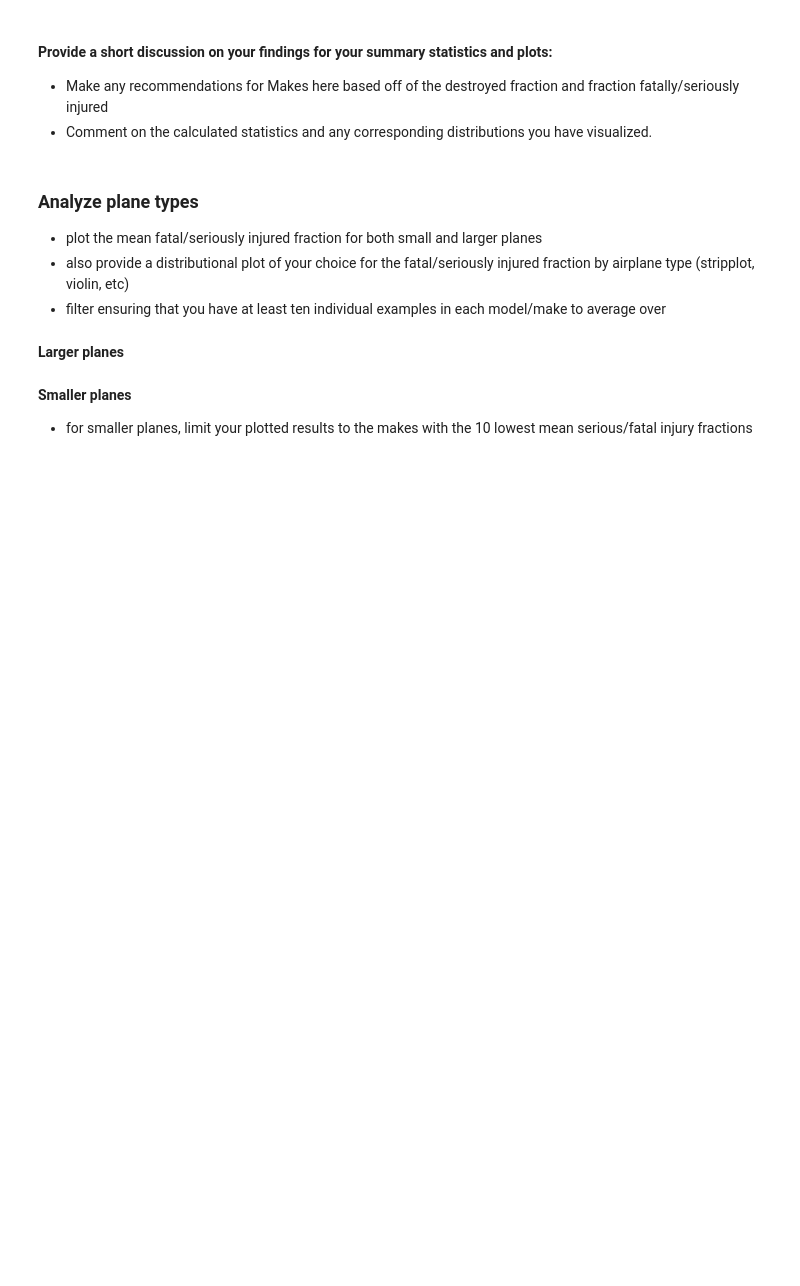
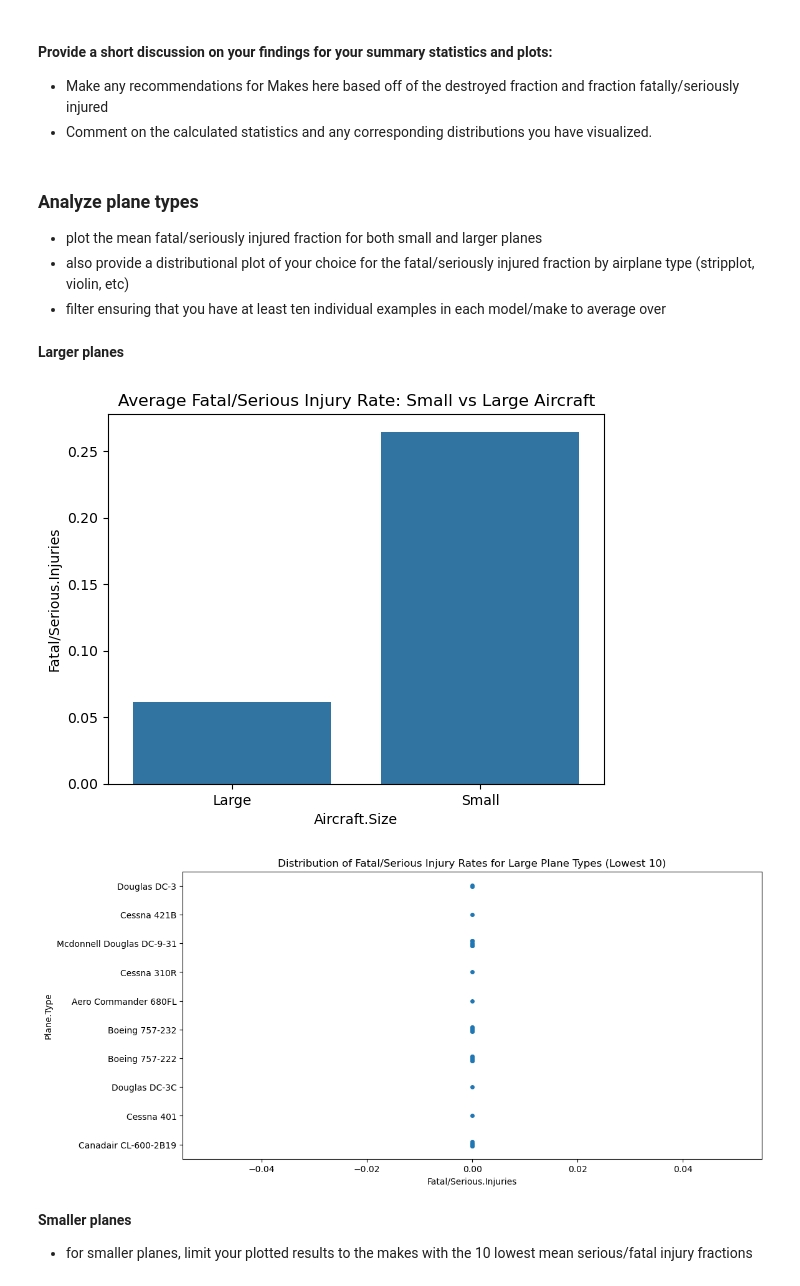
Before and after one commit to flaniyanjr/dsc-course0-m8-lab, a Jupyter notebook: Aviation_Accidents_Data_Analysis.ipynb, the cells around one changed output. Cells and saved outputs as stored; diff of their text form; code cells hidden in the pictures; blank space fills up the shorter version.

```diff
--- a/Aviation_Accidents_Data_Analysis.ipynb
+++ b/Aviation_Accidents_Data_Analysis.ipynb
@@ -105,6 +163,30 @@ Sort your results and keep the lowest 15.
 - filter ensuring that you have at least ten individual examples in each model/make to average over
 # %% [markdown]
 **Larger planes**
+# %%
+size_means = df.groupby(['Aircraft.Size'])['Fatal/Serious.Injuries'].mean().reset_index()
+
+sns.barplot(data=size_means, x='Aircraft.Size', y='Fatal/Serious.Injuries')
+plt.title('Average Fatal/Serious Injury Rate: Small vs Large Aircraft')
+plt.show()
+
+plane_counts = df['Plane.Type'].value_counts()
+valid_plane_list = plane_counts[plane_counts >= 10].index
+valid_planes_filtered = df[df['Plane.Type'].isin(valid_plane_list)]
+plane_risk = valid_planes_filtered.groupby(['Aircraft.Size', 'Plane.Type'])['Fatal/Serious.Injuries'].mean().reset_index()
+
+large_planes_risk = plane_risk[plane_risk['Aircraft.Size'] == 'Large'].sort_values('Fatal/Serious.Injuries').head(10)
+large_plane_types = large_planes_risk['Plane.Type']
+large_filtered = valid_planes_filtered[(valid_planes_filtered['Aircraft.Size'] == 'Large') & (valid_planes_filtered['Plane.Type'].isin(large_plane_types))
+]
+
+plt.figure(figsize=(12,6))
+sns.stripplot(data=large_filtered, x='Fatal/Serious.Injuries', y='Plane.Type')
+plt.title('Distribution of Fatal/Serious Injury Rates for Large Plane Types (Lowest 10)')
+plt.show()
+# %% [output]
+[figure, added]
+[figure, added]
 # %% [markdown]
 **Smaller planes**
 - for smaller planes, limit your plotted results to the makes with the 10 lowest mean serious/fatal injury fractions
```
Also changed, not shown: parts of 7 cells of this notebook.
